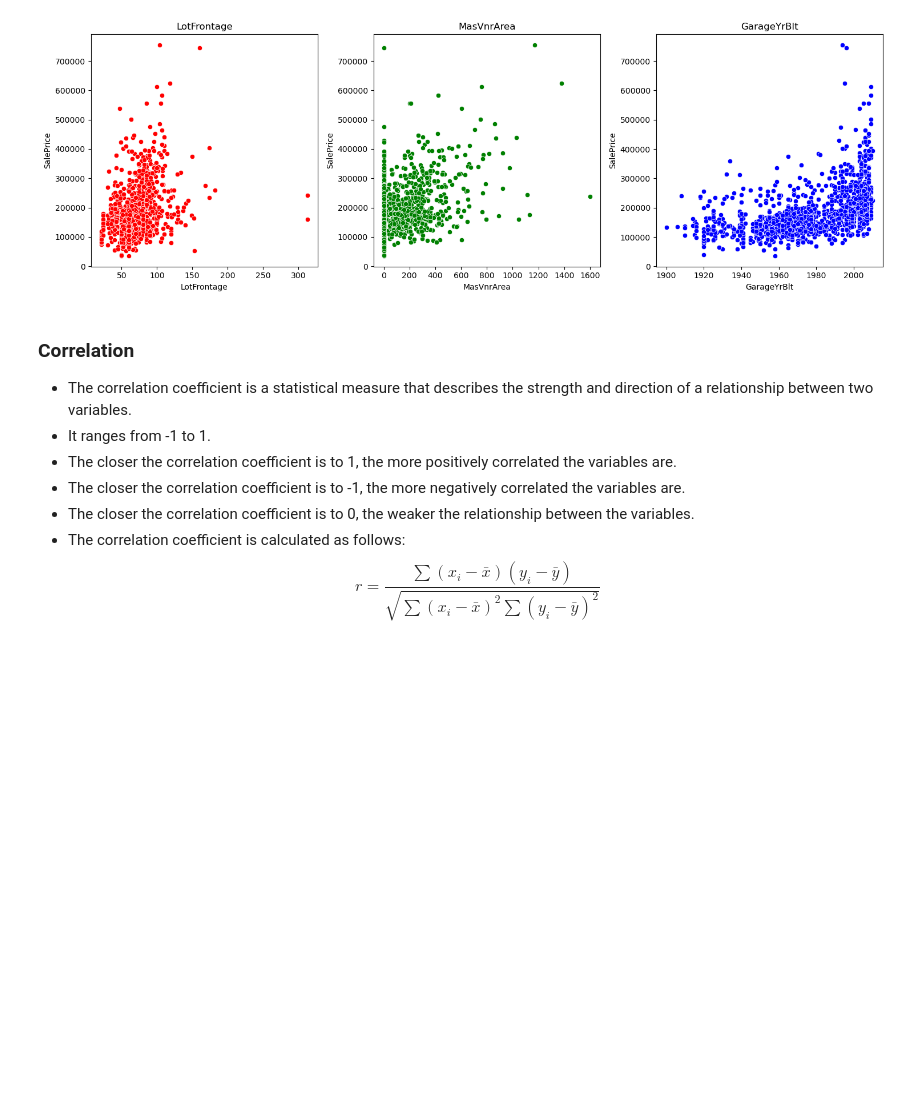
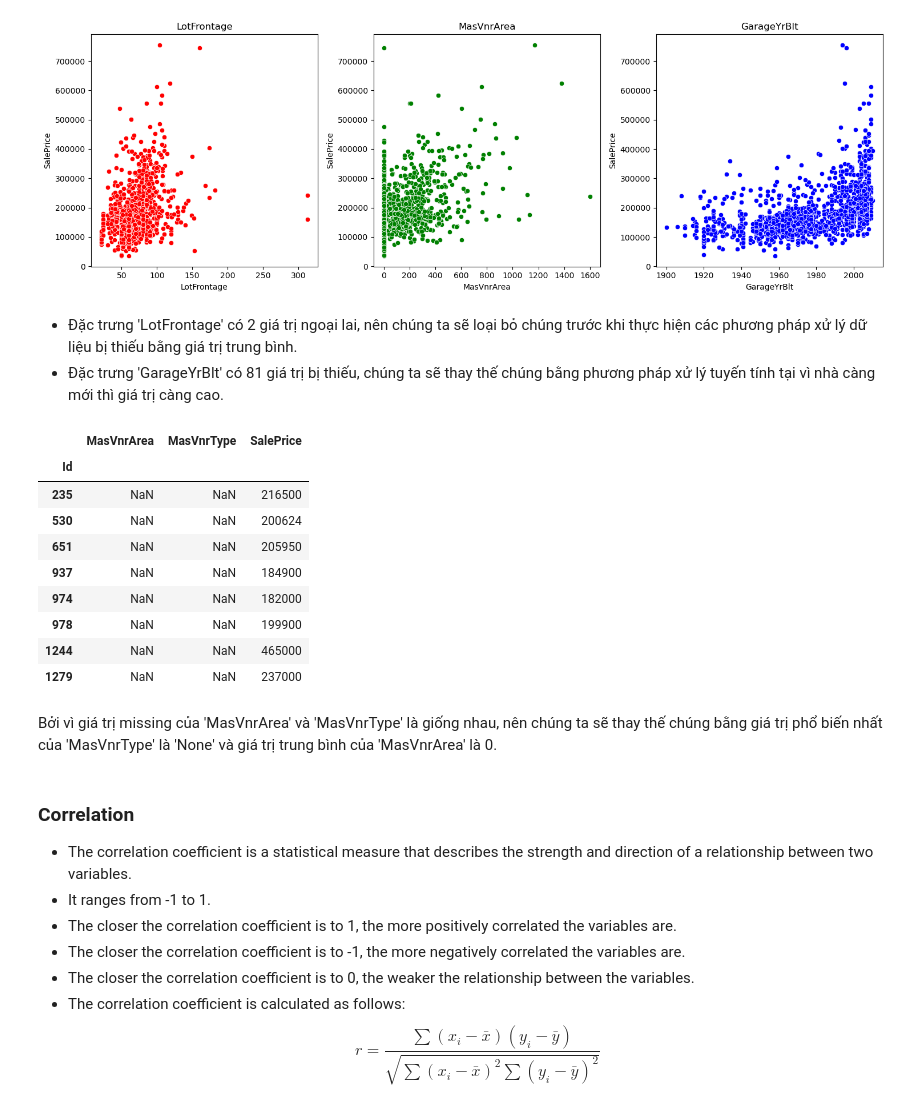
Before and after one commit to hieunguyen-cyber/Advanced_Regression, a Jupyter notebook: notebooks/exploratory_data_analysis.ipynb, the cells around one changed output. Saved outputs shown, nothing was run; the diff lists cells and outputs as text; code cells hidden in the pictures; blank space fills up the shorter version.

```diff
--- a/notebooks/exploratory_data_analysis.ipynb
+++ b/notebooks/exploratory_data_analysis.ipynb
@@ -120,6 +119,24 @@ plt.tight_layout()
 plt.show()
 # %% [output]
 [figure]
+# %% [markdown]
+- Đặc trưng 'LotFrontage' có 2 giá trị ngoại lai, nên chúng ta sẽ loại bỏ chúng trước khi thực hiện các phương pháp xử lý dữ liệu bị thiếu bằng giá trị trung bình.
+- Đặc trưng 'GarageYrBlt' có 81 giá trị bị thiếu, chúng ta sẽ thay thế chúng bằng phương pháp xử lý tuyến tính tại vì nhà càng mới thì giá trị càng cao.
+# %%
+data.loc[:,['MasVnrArea', 'MasVnrType','SalePrice']][data['MasVnrArea'].isnull()]
+# %% [output]
+|  | MasVnrArea | MasVnrType | SalePrice |
+| Id |  |  |  |
+| 235 | NaN | NaN | 216500 |
+| 530 | NaN | NaN | 200624 |
+| 651 | NaN | NaN | 205950 |
+| 937 | NaN | NaN | 184900 |
+| 974 | NaN | NaN | 182000 |
+| 978 | NaN | NaN | 199900 |
+| 1244 | NaN | NaN | 465000 |
+| 1279 | NaN | NaN | 237000 |
+# %% [markdown]
+Bởi vì giá trị missing của 'MasVnrArea' và 'MasVnrType' là giống nhau, nên chúng ta sẽ thay thế chúng bằng giá trị phổ biến nhất của 'MasVnrType' là 'None' và giá trị trung bình của 'MasVnrArea' là 0.
 # %% [markdown]
 ### Correlation
 - The correlation coefficient is a statistical measure that describes the strength and direction of a relationship between two variables.
```
Also changed, not shown: parts of 12 cells of this notebook, 2 other files.
